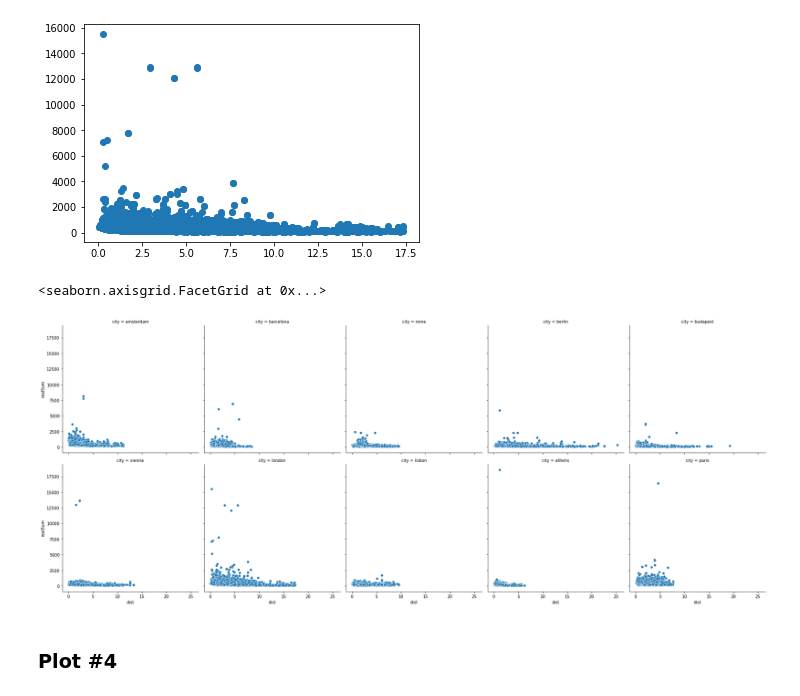
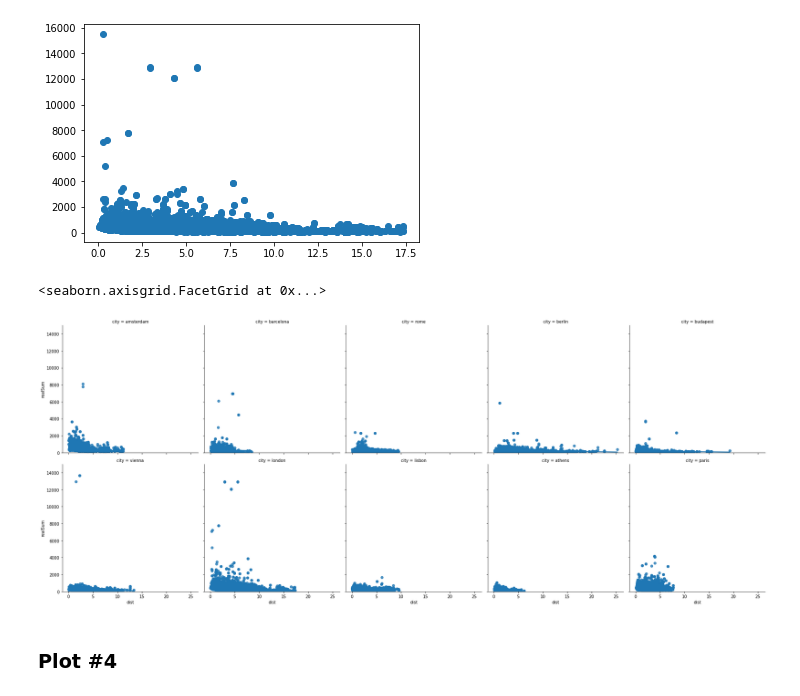
Before and after one commit to Hrithik0015/ECON323_Project, a Jupyter notebook: Project_Report.ipynb, the cells around one changed output. Cells and saved outputs as stored; diff of their text form; code cells hidden in the pictures.

Commit message:
updated plot#3

```diff
--- a/Project_Report.ipynb
+++ b/Project_Report.ipynb
@@ -151,10 +142,11 @@ ax.scatter(ams_cr, ams_rs)
 <matplotlib.collections.PathCollection at 0x...>
 [figure]
 # %%
-sns.relplot(data=df, x='dist', y = 'realSum', col='city', col_wrap=5)
+x = sns.lmplot(data=df, x='dist', y = 'realSum', col='city', col_wrap=5)
+x.set(ylim = (0, 15000))
 # %% [output]
 <seaborn.axisgrid.FacetGrid at 0x...>
-[figure, old version]
+[figure, new version]
 # %% [markdown]
 ### Plot #4
 # %%
```
Also changed, not shown: parts of 2 cells of this notebook.
